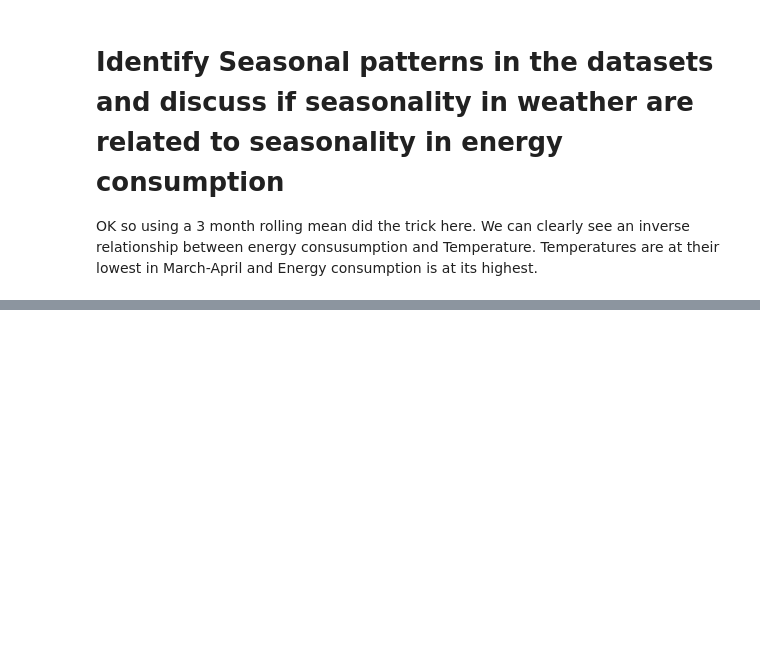
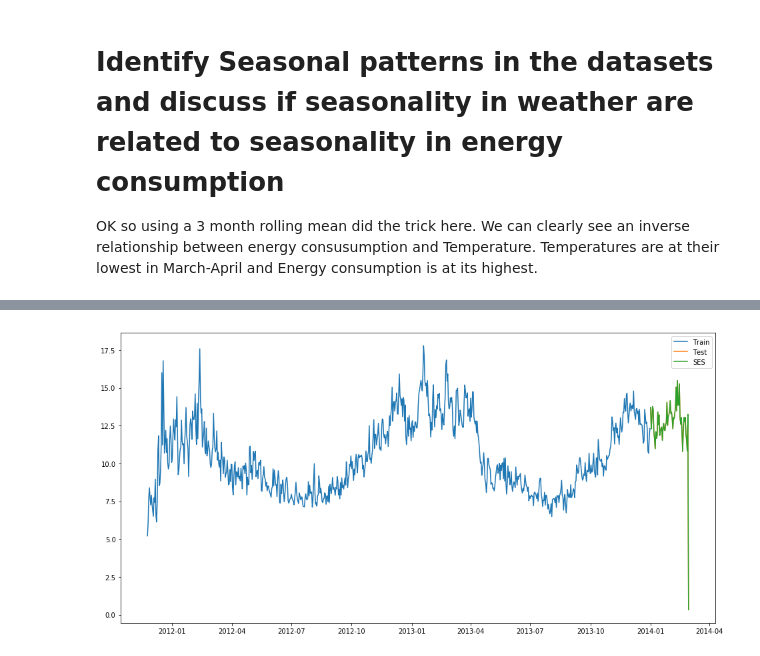
Before and after one commit to gregory1506/COMP6940, a Jupyter notebook: 03717357_Gregory_A5/03717357_COMP6940_A5.ipynb, the cells around one changed output, grey strips where cells are left out. Saved outputs shown, nothing was run; the diff lists cells and outputs as text; code cells hidden in the pictures; blank space fills up the shorter version.

```diff
--- a/03717357_Gregory_A5/03717357_COMP6940_A5.ipynb
+++ b/03717357_Gregory_A5/03717357_COMP6940_A5.ipynb
@@ -132,0 +174,3 @@ OK so using a 3 month rolling mean did the trick here. We can clearly see an inv
+# %%
+train2 = energy[energy.index.year < 2014]
+test2 = energy[energy.index.year == 2014]
@@ -132,0 +195,12 @@ OK so using a 3 month rolling mean did the trick here. We can clearly see an inv
+# %%
+# looks like 1 is the best value again
+y_hat_avg2 = test2.copy()
+y_hat_avg2['SES'] = test2.ewm(span=1).mean()
+plt.figure(figsize=(16,8))
+plt.plot(train2['energy_sum'], label='Train')
+plt.plot(test2['energy_sum'], label='Test')
+plt.plot(y_hat_avg2['SES'], label='SES')
+plt.legend(loc='best')
+plt.show()
+# %% [output]
+[figure, added]
```
Also changed, not shown: parts of 13 cells of this notebook.
